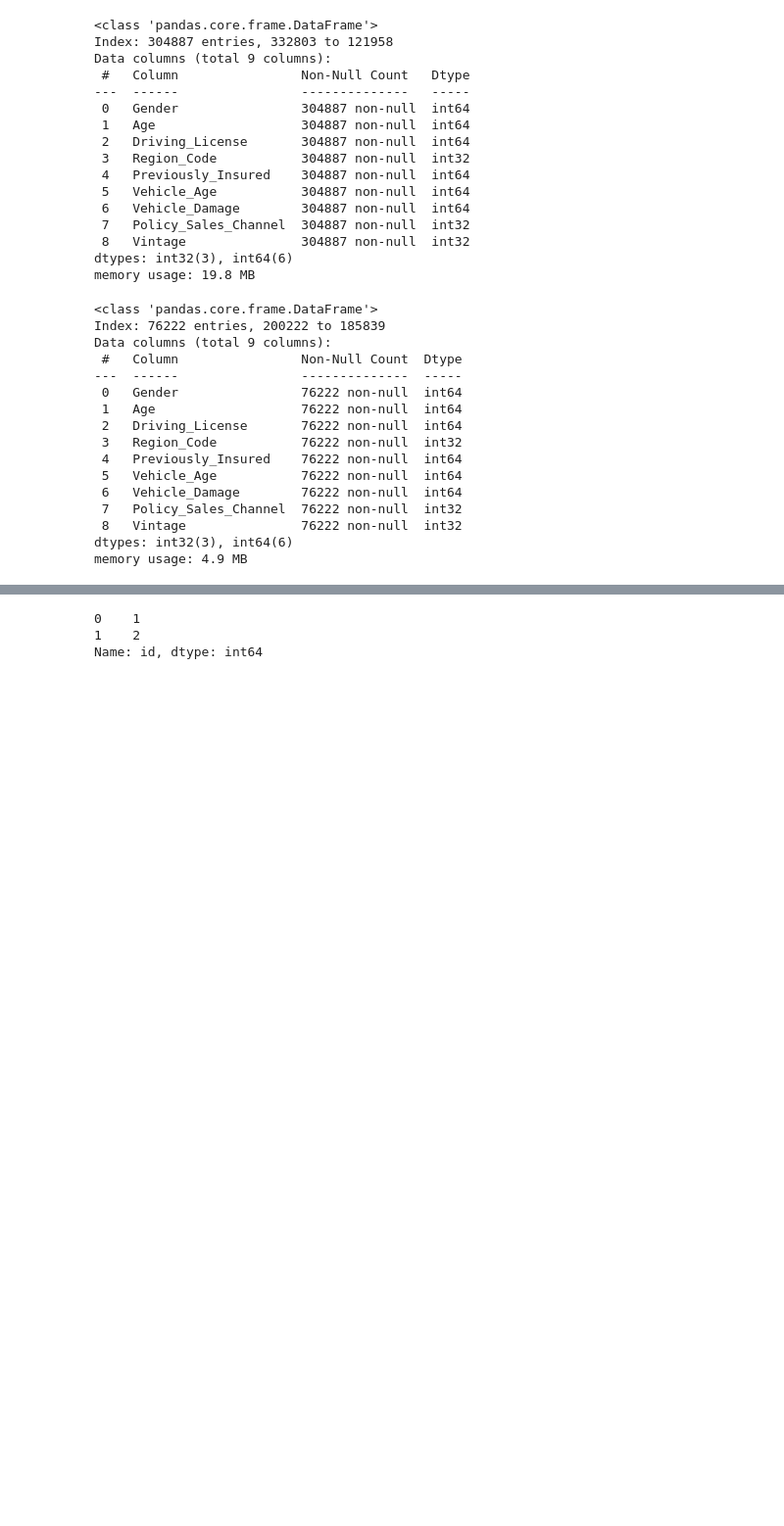
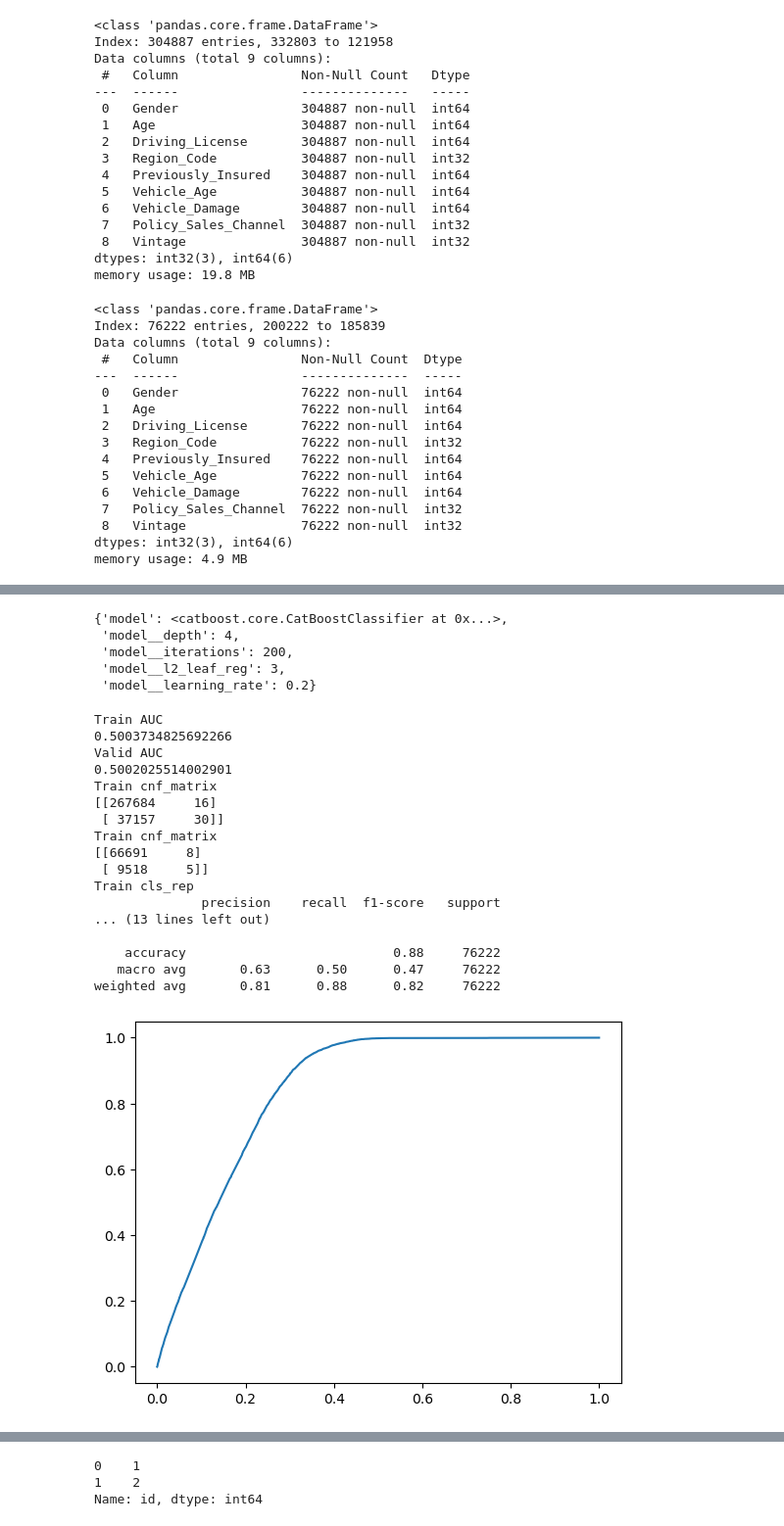
Before and after one commit to heberianmani/ds23_future_datascience_legend_work, a Jupyter notebook: Hackthon_30_11/cross_sell_prediction.ipynb, the cells around one changed output, grey strips where cells are left out. Shown: that part at 98% size. Drawn from its saved outputs; the diff is of its cells as text; code cells hidden in the pictures; blank space fills up the shorter version.

```diff
--- a/Hackthon_30_11/cross_sell_prediction.ipynb
+++ b/Hackthon_30_11/cross_sell_prediction.ipynb
@@ -663,0 +701,4 @@ memory usage: 4.9 MB
+# %%
+grid = GridSearchCV(estimator=model_pipeline,param_grid=param_1, cv=2, scoring='roc_auc')
+# %%
+grid.fit(train_X,train_y)
@@ -663,0 +723,31 @@ memory usage: 4.9 MB
+# %%
+grid.best_params_
+# %% [output]
+{'model': <catboost.core.CatBoostClassifier at 0x...>,
+ 'model__depth': 4,
+ 'model__iterations': 200,
+ 'model__l2_leaf_reg': 3,
+ 'model__learning_rate': 0.2}
+# %%
+new_model = grid.best_estimator_
+# %%
+model_train_val_eval(train_X, val_X, train_y, val_y, new_model)
+# %% [output]
+Train AUC
+0.5003734825692266
+Valid AUC
+0.5002025514002901
+Train cnf_matrix
+[[267684     16]
+ [ 37157     30]]
+Train cnf_matrix
+[[66691     8]
+ [ 9518     5]]
+Train cls_rep
+              precision    recall  f1-score   support
+... (13 lines left out)
+
+    accuracy                           0.88     76222
+   macro avg       0.63      0.50      0.47     76222
+weighted avg       0.81      0.88      0.82     76222
+[figure, added]
```
Also changed, not shown: parts of 10 cells of this notebook, 6 other files.
